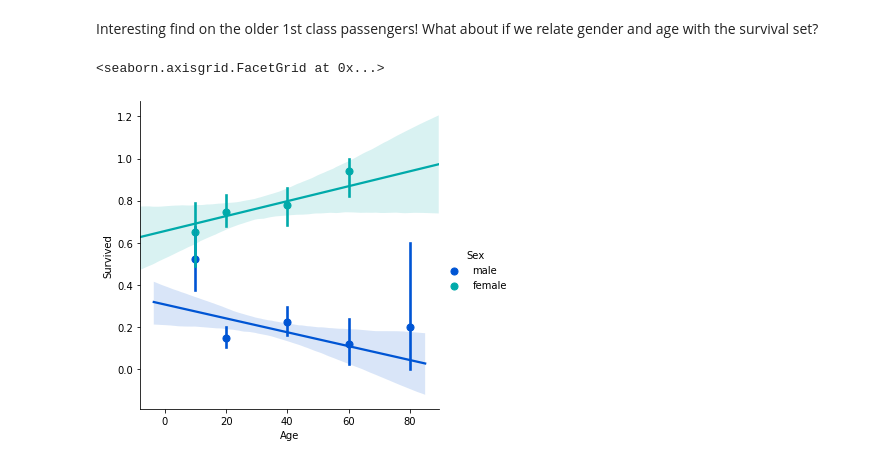
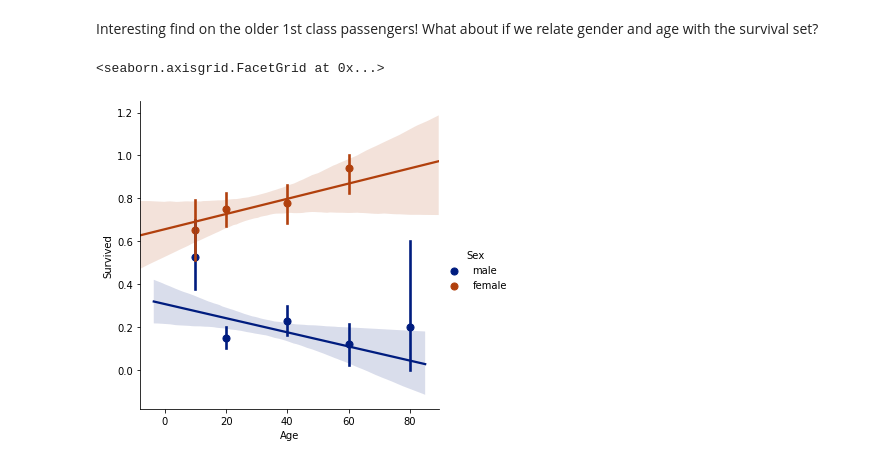
Before and after one commit to akash-alt/Titanic, a Jupyter notebook: Titanic.ipynb, the cells around one changed output. Drawn from its saved outputs; the diff is of its cells as text; code cells hidden in the pictures.

```diff
--- a/Titanic.ipynb
+++ b/Titanic.ipynb
@@ -242,7 +242,3 @@ titanic_df['Alone']
 Name: Alone, Length: 891, dtype: int64
 # %% [markdown]
 Now we know that if the Alone column is anything but 0, then the passenger had family aboard and wasn't alone. So let's change the column now so that if the value is greater than 0, we know the passenger was with his/her family, otherwise they were alone.
-# %%
-# Look for >0 or ==0 to set alone status
-titanic_df['Alone'].loc[titanic_df['Alone'] >0] = 'With Family'
-titanic_df['Alone'].loc[titanic_df['Alone'] == 0] = 'Alone'
@@ -316,10 +307,10 @@ sns.lmplot('Age','Survived',hue='Pclass',data=titanic_df,palette='winter',x_bins
 # %% [markdown]
 Interesting find on the older 1st class passengers! What about if we relate gender and age with the survival set?
 # %%
-sns.lmplot('Age','Survived',hue='Sex',data=titanic_df,palette='winter',x_bins=generations)
+sns.lmplot('Age','Survived',hue='Sex',data=titanic_df,palette='dark',x_bins=generations)
 # %% [output]
 <seaborn.axisgrid.FacetGrid at 0x...>
-[figure, old version]
+[figure, new version]
 # %%
 from IPython.display import Image
 Image(url='https://media.giphy.com/media/gh0RRgkTXedvF0pDc0/giphy.gif')
```
Also changed, not shown: parts of 4 cells of this notebook.
